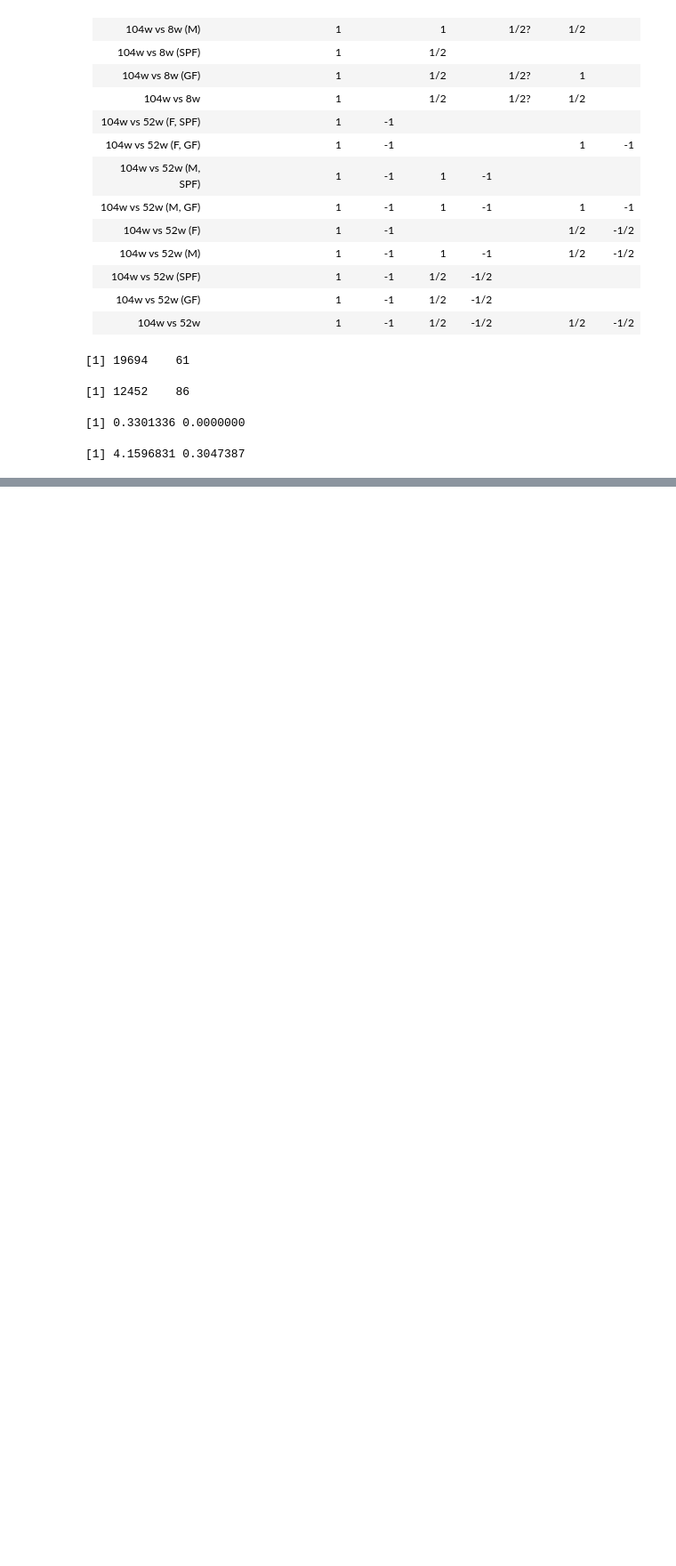
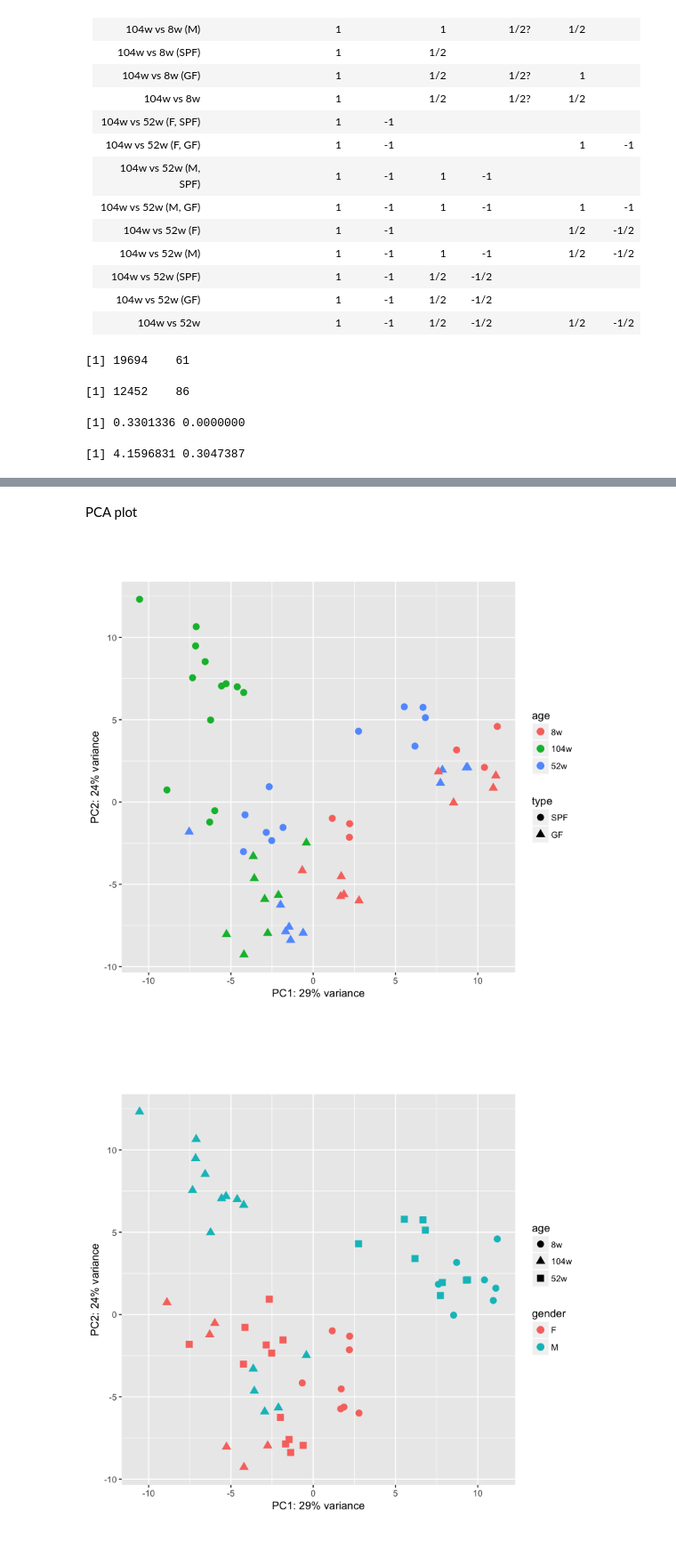
Before and after one commit to anuprulez/amma, a Jupyter notebook: src/dge_analysis.ipynb, the cells around one changed output, grey strips where cells are left out. Shown at 89% size. Cells and saved outputs as stored; diff of their text form; code cells hidden in the pictures; blank space fills up the shorter version.

```diff
--- a/src/dge_analysis.ipynb
+++ b/src/dge_analysis.ipynb
@@ -1011,0 +950,23 @@ save(z_scores, file="../results/dge/z_scores.RData")
+# %% [markdown]
+PCA plot
+# %%
+pcaData = plotPCA(vsd, intgroup = c( "type", "gender", "age"), returnData = TRUE)
+percentVar = round(100 * attr(pcaData, "percentVar"))
+ggplot(pcaData, aes(x = PC1, y = PC2, color = age, shape = type)) +
+  geom_point(size =3) +
+  xlab(paste0("PC1: ", percentVar[1], "% variance")) +
+  ylab(paste0("PC2: ", percentVar[2], "% variance")) +
+  coord_fixed()
+ggplot(pcaData, aes(x = PC1, y = PC2, color = gender, shape = age)) +
+  geom_point(size =3) +
+  xlab(paste0("PC1: ", percentVar[1], "% variance")) +
+  ylab(paste0("PC2: ", percentVar[2], "% variance")) +
+  coord_fixed()
+ggplot(pcaData, aes(x = PC1, y = PC2, color = type, shape = gender)) +
+  geom_point(size =3) +
+  xlab(paste0("PC1: ", percentVar[1], "% variance")) +
+  ylab(paste0("PC2: ", percentVar[2], "% variance")) +
+  coord_fixed()
+# %% [output]
+[figure, added]
+[figure, added]
```
Also changed, not shown: parts of 46 cells of this notebook, 34 other files.
